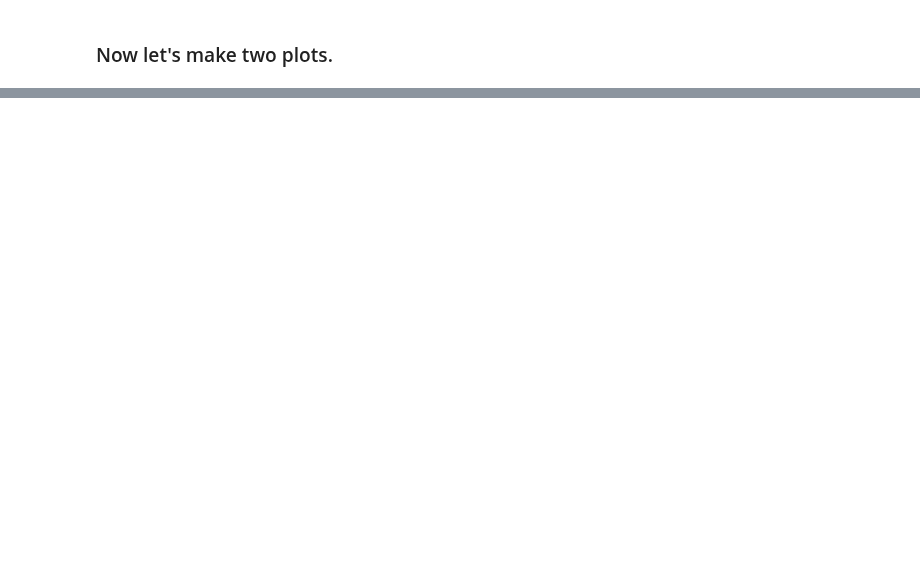
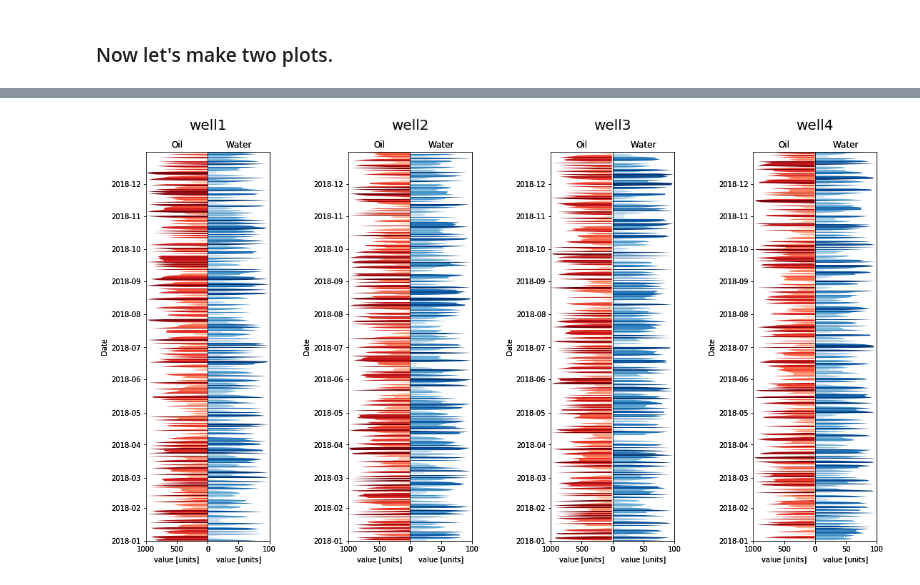
Before and after one commit to kwinkunks/notebooks, a Jupyter notebook: Multiple_colour-filled_curves.ipynb, the cells around one changed output, grey strips where cells are left out. Cells and saved outputs as stored; diff of their text form; code cells hidden in the pictures; blank space fills up the shorter version.

Commit message:
improved plotting

```diff
--- a/Multiple_colour-filled_curves.ipynb
+++ b/Multiple_colour-filled_curves.ipynb
@@ -107,6 +111,12 @@ wells = {
     'well2': {'oil': 1000 * np.random.random(len(time)),
               'water': 100 * np.random.random(len(time)),
              },
+    'well3': {'oil': 1000 * np.random.random(len(time)),
+              'water': 100 * np.random.random(len(time)),
+             },
+    'well4': {'oil': 1000 * np.random.random(len(time)),
+              'water': 100 * np.random.random(len(time)),
+             },
 }
 # %%
 import matplotlib.gridspec as gridspec
@@ -149,0 +180,4 @@ for left, right, (well, data) in zip(lefts, rights, wells.items()):
+# %%
+plot_multiple_wells(wells, time, 'test.png')
+# %% [output]
+[figure, added]
```
Also changed, not shown: parts of 3 cells of this notebook.
